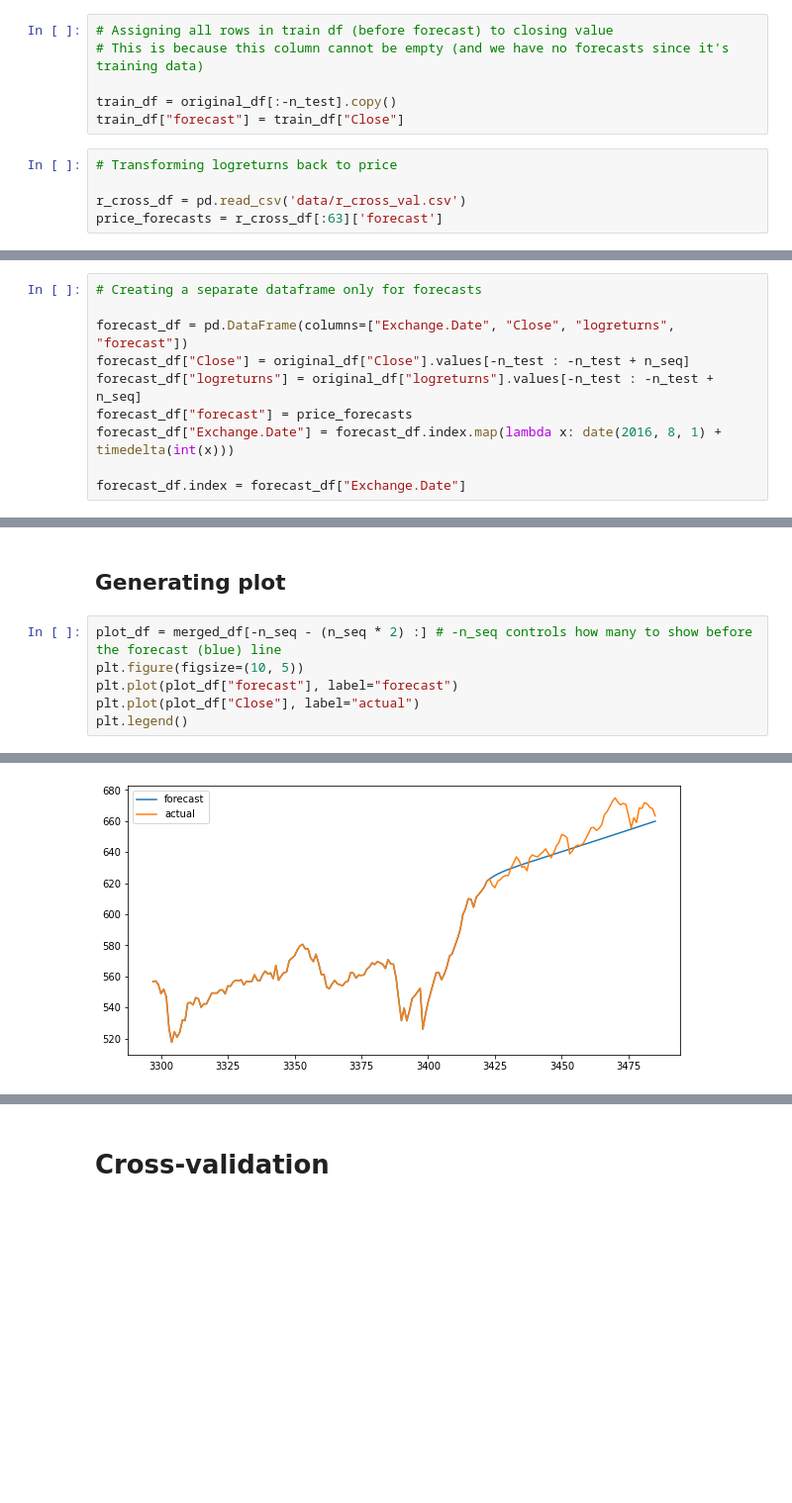
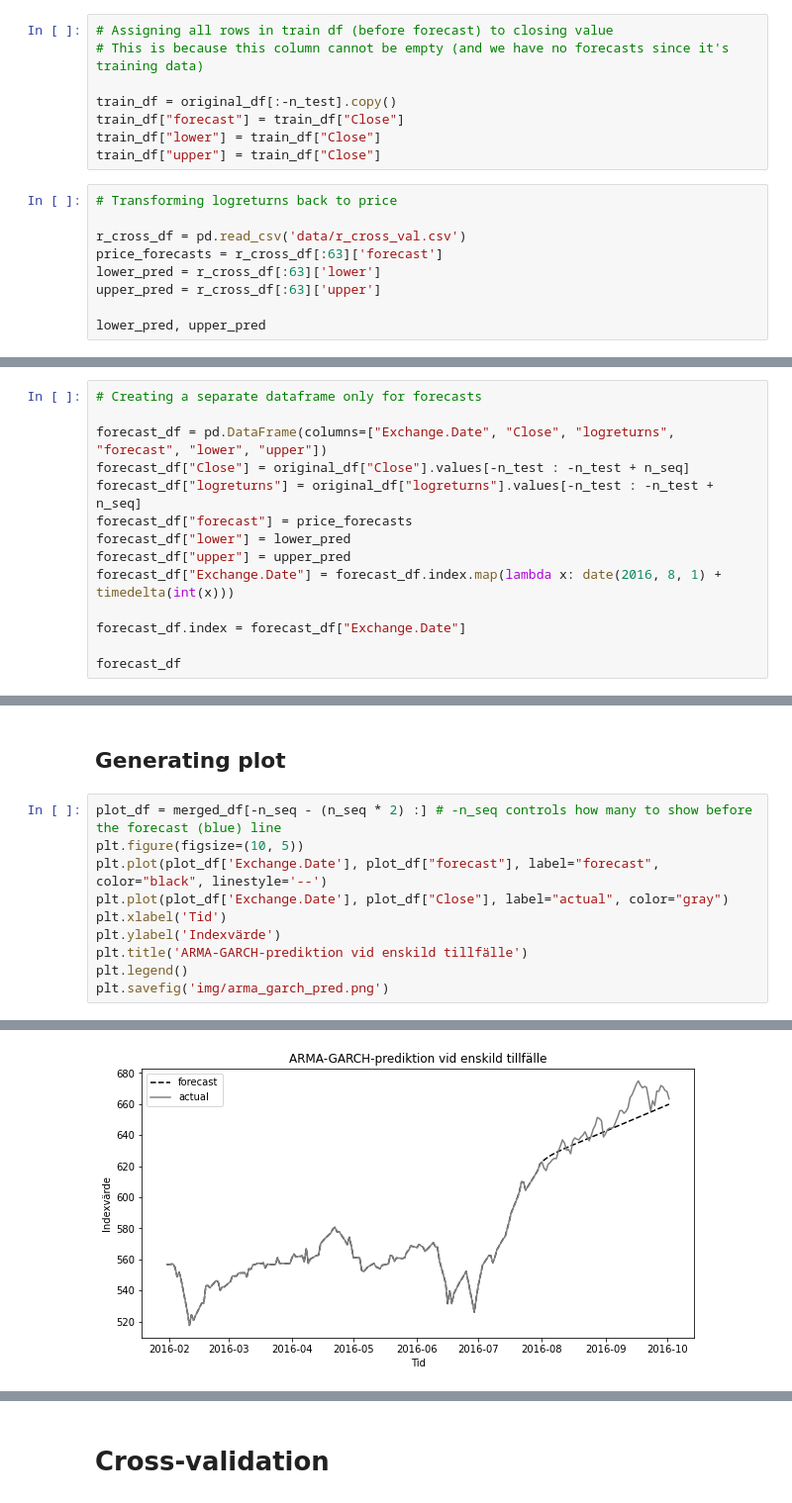
Before and after one commit to ulrikson/statistics-thesis, a Jupyter notebook: arch_evaluate.ipynb, the cells around one changed output, grey strips where cells are left out. Shown at 99% size. Cells and saved outputs as stored; diff of their text form; blank space fills up the shorter version.

Commit message:
pred intervals and imgaes

```diff
--- a/arch_evaluate.ipynb
+++ b/arch_evaluate.ipynb
@@ -27,8 +27,14 @@ original_df.index = original_df['Exchange.Date']
 
 train_df = original_df[:-n_test].copy()
 train_df["forecast"] = train_df["Close"]
+train_df["lower"] = train_df["Close"]
+train_df["upper"] = train_df["Close"]
 # %%
 # Transforming logreturns back to price
 
 r_cross_df = pd.read_csv('data/r_cross_val.csv')
 price_forecasts = r_cross_df[:63]['forecast']
+lower_pred = r_cross_df[:63]['lower']
+upper_pred = r_cross_df[:63]['upper']
+
+lower_pred, upper_pred
@@ -35,10 +59,14 @@ price_forecasts = r_cross_df[:63]['forecast']
 # %%
 # Creating a separate dataframe only for forecasts
 
-forecast_df = pd.DataFrame(columns=["Exchange.Date", "Close", "logreturns", "forecast"])
+forecast_df = pd.DataFrame(columns=["Exchange.Date", "Close", "logreturns", "forecast", "lower", "upper"])
 forecast_df["Close"] = original_df["Close"].values[-n_test : -n_test + n_seq]
 forecast_df["logreturns"] = original_df["logreturns"].values[-n_test : -n_test + n_seq]
 forecast_df["forecast"] = price_forecasts
+forecast_df["lower"] = lower_pred
+forecast_df["upper"] = upper_pred
 forecast_df["Exchange.Date"] = forecast_df.index.map(lambda x: date(2016, 8, 1) + timedelta(int(x)))
 
 forecast_df.index = forecast_df["Exchange.Date"]
+
+forecast_df
@@ -51,7 +94,11 @@ merged_df = train_df.append(forecast_df, ignore_index=True)
 # %%
 plot_df = merged_df[-n_seq - (n_seq * 2) :] # -n_seq controls how many to show before the forecast (blue) line
 plt.figure(figsize=(10, 5))
-plt.plot(plot_df["forecast"], label="forecast")
-plt.plot(plot_df["Close"], label="actual")
+plt.plot(plot_df['Exchange.Date'], plot_df["forecast"], label="forecast", color="black", linestyle='--')
+plt.plot(plot_df['Exchange.Date'], plot_df["Close"], label="actual", color="gray")
+plt.xlabel('Tid')
+plt.ylabel('Indexvärde')
+plt.title('ARMA-GARCH-prediktion vid enskild tillfälle')
 plt.legend()
+plt.savefig('img/arma_garch_pred.png')
 # %% [output]
@@ -59 +105 @@ plt.legend()
-[figure, old version]
+[figure, new version]
```
Also changed, not shown: parts of 9 cells of this notebook, 6 other files.
